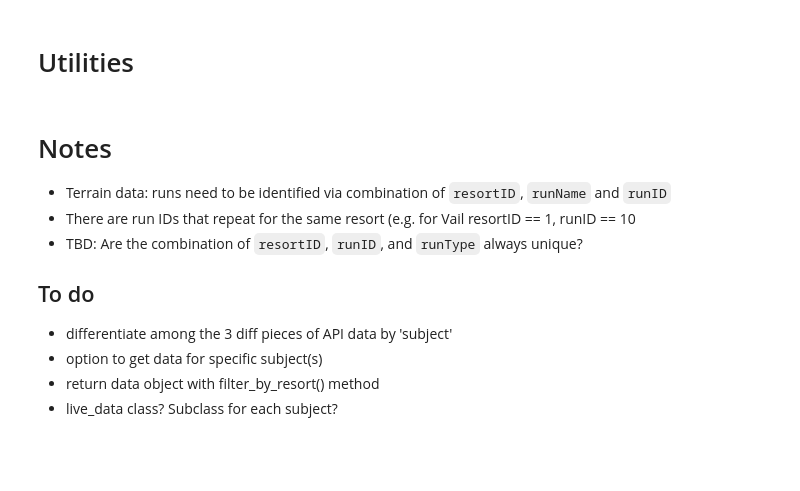
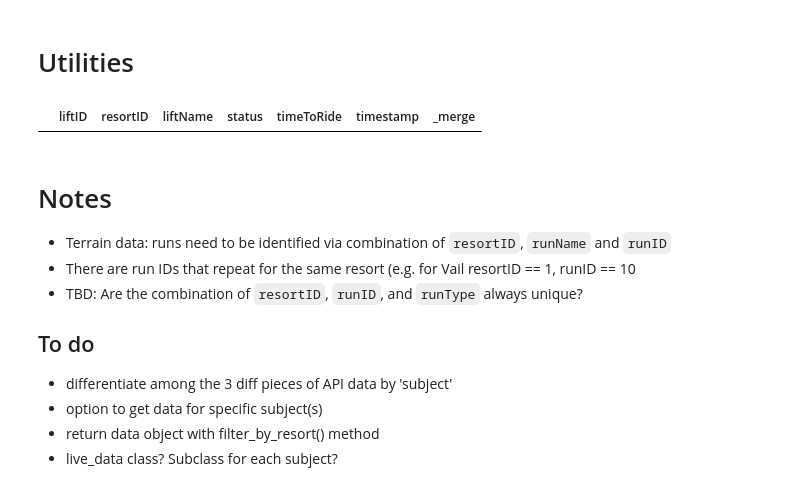
Before and after one commit to Pall-v/snowbot, a Jupyter notebook: notebooks/2.0-pv-process-json.ipynb, the cells around one changed output. Saved outputs shown, nothing was run; the diff lists cells and outputs as text; code cells hidden in the pictures; blank space fills up the shorter version.

Commit message:
Finished updating test_get_data_changes

```diff
--- a/notebooks/2.0-pv-process-json.ipynb
+++ b/notebooks/2.0-pv-process-json.ipynb
@@ -1714,6 +1377,19 @@ def del_lifts_history():
 
 def del_lifts_prior():
     bucket.Object(PRIOR_STATUS_FNAME).delete()
+# %%
+def dataframe_difference(df1, df2, which=None):
+    """Find rows which are different between two DataFrames."""
+    comparison_df = df1.merge(df2,
+                              indicator=True,
+                              how='outer')
+    if which is None:
+        diff_df = comparison_df[comparison_df['_merge'] != 'both']
+    else:
+        diff_df = comparison_df[comparison_df['_merge'] == which]
+    return diff_df
+# %% [output]
+|  | liftID | resortID | liftName | status | timeToRide | timestamp | _merge |
 # %%
 del_lifts_history()
 del_lifts_prior()
```
Also changed, not shown: parts of 22 cells of this notebook.
